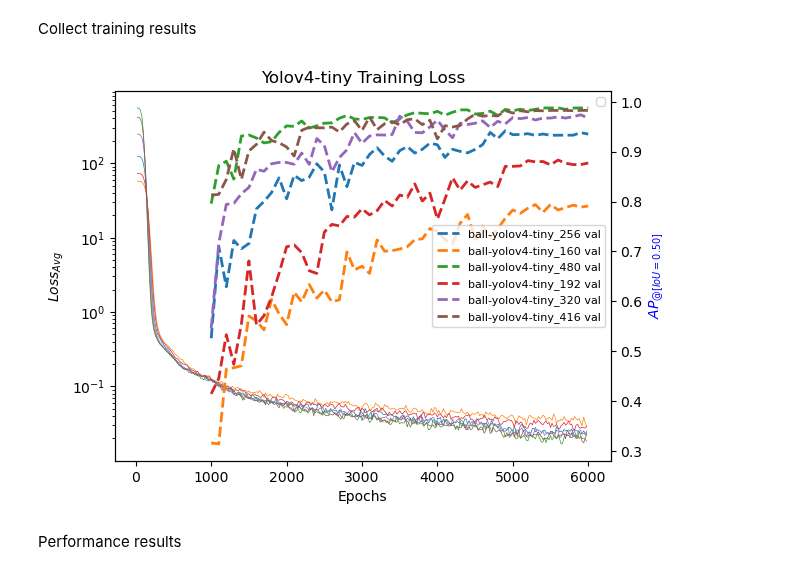
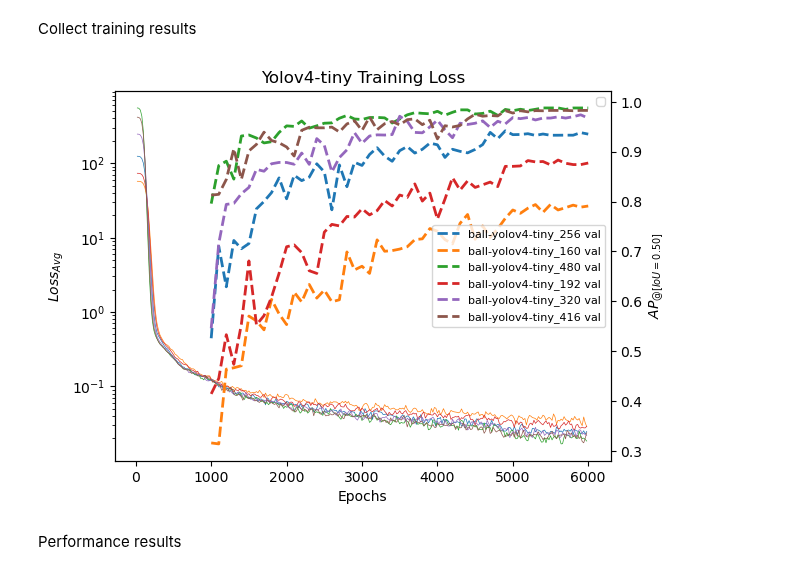
Before and after one commit to 262882/msc_detector_evaluation, a Jupyter notebook: notebook/yolov4tiny_tune.ipynb, the cells around one changed output. Cells and saved outputs as stored; diff of their text form; code cells hidden in the pictures.

```diff
--- a/notebook/yolov4tiny_tune.ipynb
+++ b/notebook/yolov4tiny_tune.ipynb
@@ -25,26 +25,26 @@ for path in logs:
 # %%
 colors = plt.rcParams["axes.prop_cycle"].by_key()["color"]
 fig, ax1 = plt.subplots()
 plt.title("Yolov4-tiny Training Loss")
 ax2 = ax1.twinx()
 
 leg_list_train = []
 leg_list_val = []
 for i, train_score in enumerate(train_scores):
     ax1.plot(train_score[0], train_score[1], linestyle='-', color=colors[i], linewidth=0.5)
     #leg_list_train.append(names[i] + " train")
     ax2.plot(train_score[2], train_score[3], linestyle='--', color=colors[i], linewidth=2)
     leg_list_val.append(names[i] + " val")
 
 ax1.legend(leg_list_train, loc="upper right", fontsize="8", ncol=1)
 ax1.set_xlabel("Epochs")
 ax1.set_ylabel("$" + "Loss_{Avg}" + "$")
 ax1.set_yscale('log')
 ax2.legend(leg_list_val, loc="center right", fontsize="8", ncol=1)
-ax2.set_ylabel('$' + 'AP_{@[IoU=0.50]}' + '$', color='b')
+ax2.set_ylabel('$' + 'AP_{@[IoU=0.50]}' + '$')
 plt.show()
 # %% [output]
-[figure, old version]
+[figure, new version]
 # %% [markdown]
 Performance results
 # %%
```
Also changed, not shown: 1 other file.
